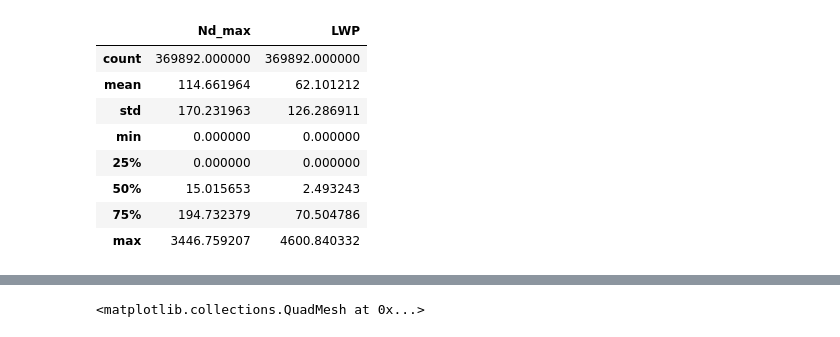
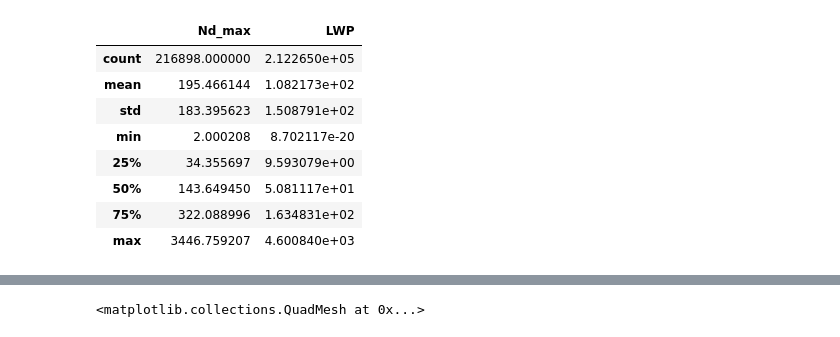
Before and after one commit to jesseniagonzalezv/ICON_RTTOV, a Jupyter notebook: code_test/Untitled.ipynb, the cells around one changed output, grey strips where cells are left out. Saved outputs shown, nothing was run; the diff lists cells and outputs as text; code cells hidden in the pictures.

```diff
--- a/code_test/Untitled.ipynb
+++ b/code_test/Untitled.ipynb
@@ -42,7 +42,7 @@ from scipy.special import gamma
 import numpy as np
 from matplotlib import pyplot as plt
 # %%
-ds = xr.open_dataset("/work/bb1036/b381362/dataset/data_rttov_T12_dropupbottom_Reff.nc")
+ds = xr.open_dataset("/work/bb1036/b381362/dataset/data_rttov_T09_dropupbottom_Reff.nc")
 ds
 # %% [output]
 <xarray.Dataset>
@@ -72,17 +82,16 @@ name_output
 # %%
 import pandas as pd
 df_1d = pd.DataFrame({  #falta normalizar
-    "Nd_max" : ds.Nd_max.values.flatten(),
-    # "LWP" : ds["lwp"].values.flatten()
-    "LWP" : ds["lwp"].values.flatten() })
+    "Nd_max" : ds.Nd_max.where(ds["Nd_max"] > 2).values.flatten(),
+    "LWP" : ds["lwp"].where(ds["lwp"] != 0).values.flatten() })
 df_1d.describe()
 # %% [output]
 |  | Nd_max | LWP |
-| count | 369892.000000 | 369892.000000 |
-| mean | 114.661964 | 62.101212 |
-| std | 170.231963 | 126.286911 |
-| min | 0.000000 | 0.000000 |
-| 25% | 0.000000 | 0.000000 |
-| 50% | 15.015653 | 2.493243 |
-| 75% | 194.732379 | 70.504786 |
-| max | 3446.759207 | 4600.840332 |
+| count | 216898.000000 | 2.122650e+05 |
+| mean | 195.466144 | 1.082173e+02 |
+| std | 183.395623 | 1.508791e+02 |
+| min | 2.000208 | 8.702117e-20 |
+| 25% | 34.355697 | 9.593079e+00 |
+| 50% | 143.649450 | 5.081117e+01 |
+| 75% | 322.088996 | 1.634831e+02 |
+| max | 3446.759207 | 4.600840e+03 |
```
Also changed, not shown: parts of 6 cells of this notebook, 3 other files.
